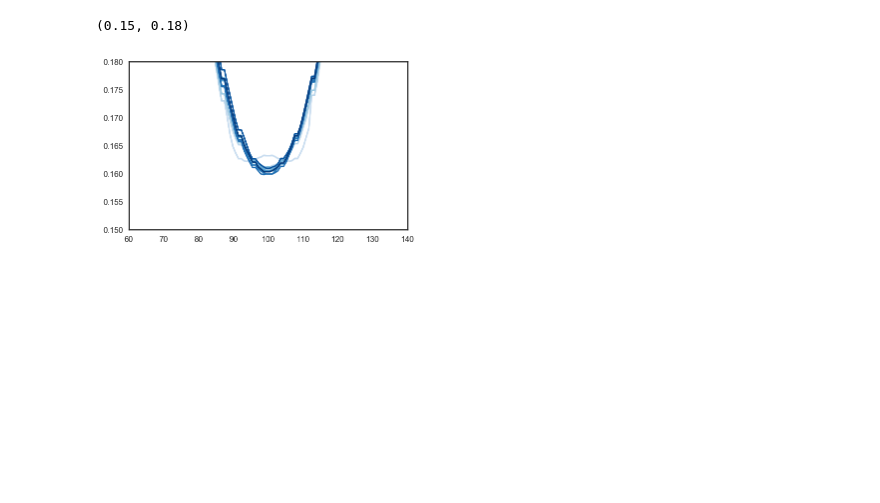
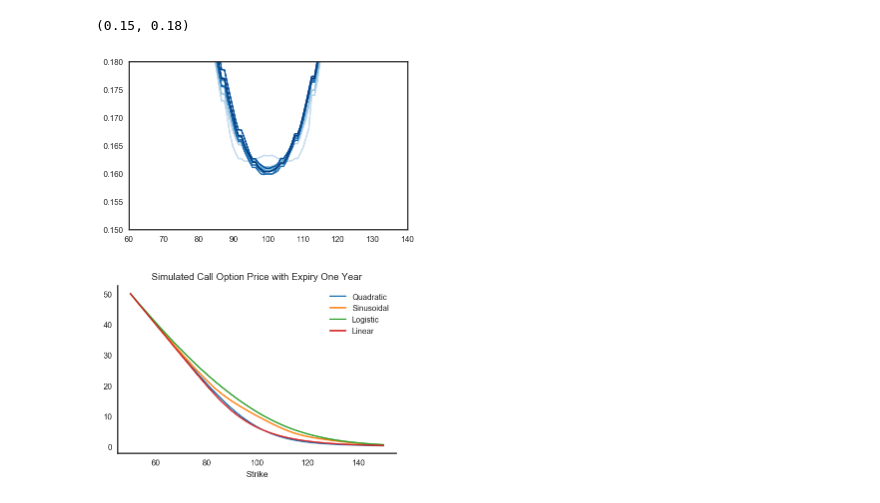
Before and after one commit to frtennis1/am205-options, a Jupyter notebook: Results.ipynb, the cells around one changed output. Saved outputs shown, nothing was run; the diff lists cells and outputs as text; code cells hidden in the pictures; blank space fills up the shorter version.

```diff
--- a/Results.ipynb
+++ b/Results.ipynb
@@ -396,3 +396,15 @@ plt.ylim((0.15,0.18))
 # %% [output]
 (0.15, 0.18)
 [figure]
+# %%
+plt.plot(qv.true_prices.loc[1,:], label='Quadratic')
+plt.plot(sv.true_prices.loc[1,:], label='Sinusoidal')
+plt.plot(logisv.true_prices.loc[1,:], label='Logistic')
+plt.plot(linv.true_prices.loc[1,:], label='Linear')
+plt.legend()
+plt.xlabel('Strike')
+plt.title('Simulated Call Option Price with Expiry One Year')
+sns.despine()
+plt.savefig('report/figs/end_calls.eps')
+# %% [output]
+[figure, added]
```
Also changed, not shown: parts of 1 cell of this notebook, 4 other files.
